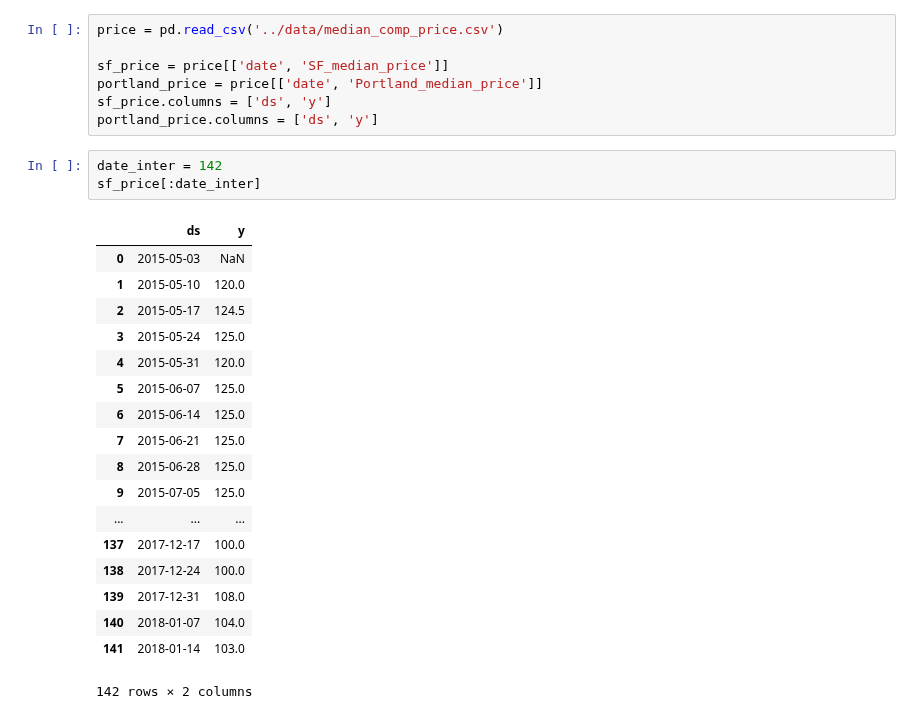
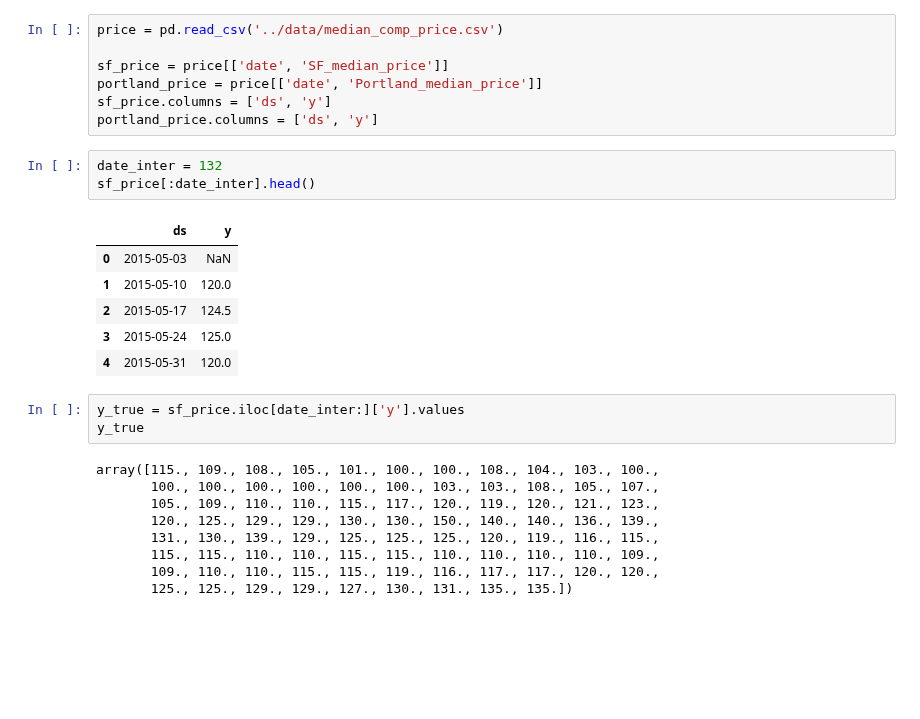
Before and after one commit to karensheng/Airbnb_Regulation, a Jupyter notebook: notebooks/Build Forecasting Models.ipynb, the cells around one changed output. Saved outputs shown, nothing was run; the diff lists cells and outputs as text; blank space fills up the shorter version.

```diff
--- a/notebooks/Build Forecasting Models.ipynb
+++ b/notebooks/Build Forecasting Models.ipynb
@@ -20,25 +22,25 @@ portland_price = price[['date', 'Portland_median_price']]
 sf_price.columns = ['ds', 'y']
 portland_price.columns = ['ds', 'y']
 # %%
-date_inter = 142
-sf_price[:date_inter]
+date_inter = 132
+sf_price[:date_inter].head()
 # %% [output]
 |  | ds | y |
 | 0 | 2015-05-03 | NaN |
 | 1 | 2015-05-10 | 120.0 |
 | 2 | 2015-05-17 | 124.5 |
 | 3 | 2015-05-24 | 125.0 |
 | 4 | 2015-05-31 | 120.0 |
-| 5 | 2015-06-07 | 125.0 |
-| 6 | 2015-06-14 | 125.0 |
-| 7 | 2015-06-21 | 125.0 |
-| 8 | 2015-06-28 | 125.0 |
-| 9 | 2015-07-05 | 125.0 |
-| ... | ... | ... |
-| 137 | 2017-12-17 | 100.0 |
-| 138 | 2017-12-24 | 100.0 |
-| 139 | 2017-12-31 | 108.0 |
-| 140 | 2018-01-07 | 104.0 |
-| 141 | 2018-01-14 | 103.0 |
-142 rows × 2 columns
+# %%
+y_true = sf_price.iloc[date_inter:]['y'].values
+y_true
+# %% [output]
+array([115., 109., 108., 105., 101., 100., 100., 108., 104., 103., 100.,
+       100., 100., 100., 100., 100., 100., 103., 103., 108., 105., 107.,
+       105., 109., 110., 110., 115., 117., 120., 119., 120., 121., 123.,
+       120., 125., 129., 129., 130., 130., 150., 140., 140., 136., 139.,
+       131., 130., 139., 129., 125., 125., 125., 120., 119., 116., 115.,
+       115., 115., 110., 110., 115., 115., 110., 110., 110., 110., 109.,
+       109., 110., 110., 115., 115., 119., 116., 117., 117., 120., 120.,
+       125., 125., 129., 129., 127., 130., 131., 135., 135.])
 # %%
```
Also changed, not shown: parts of 19 cells of this notebook, 11 other files.
